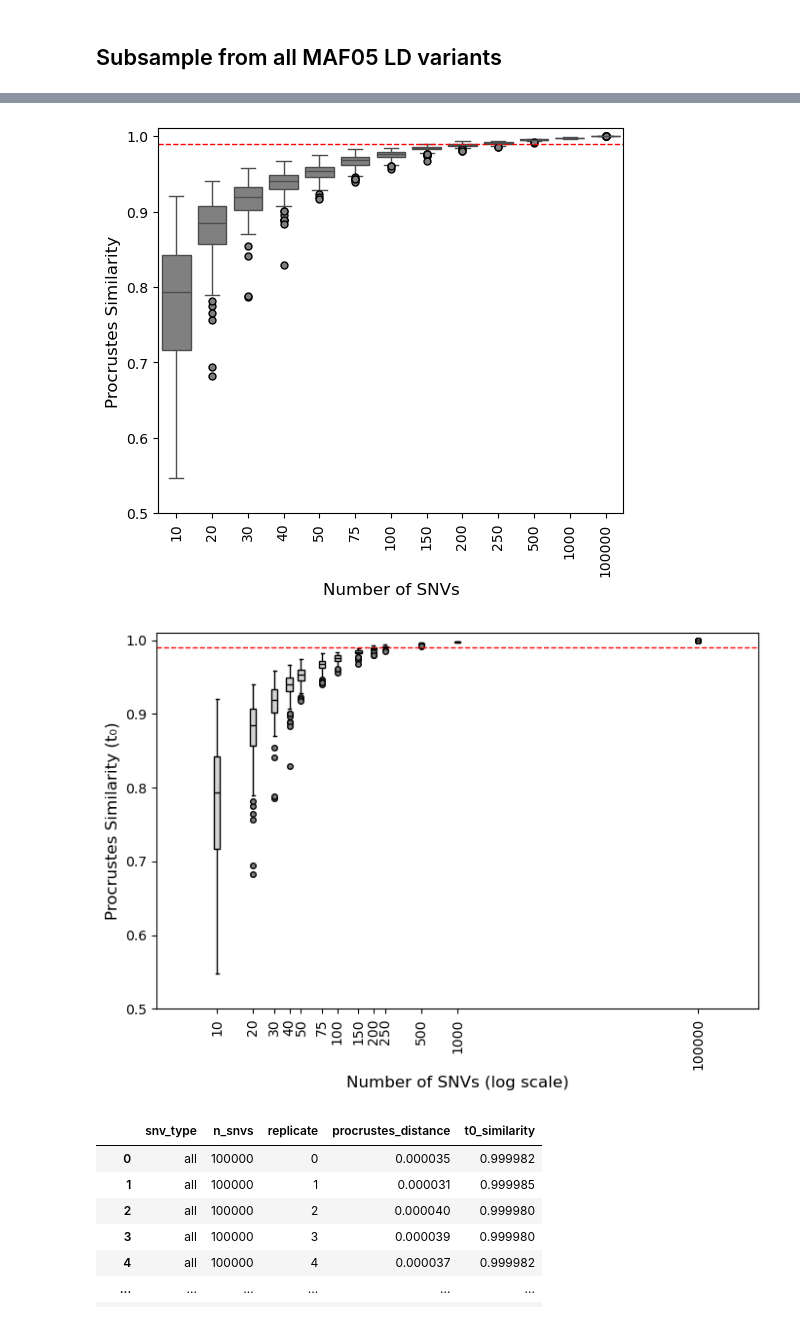
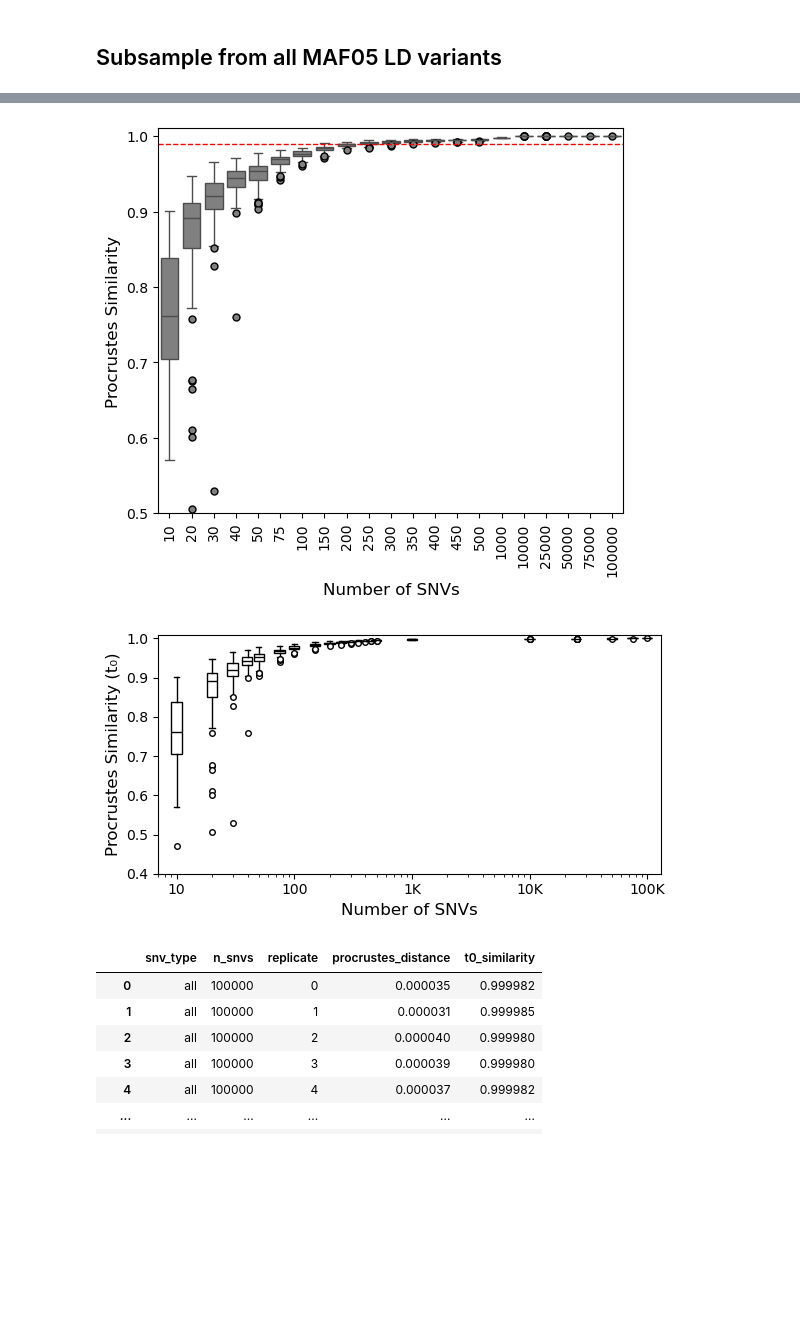
Before and after one commit to nealplatt/schisto_aim_panel, a Jupyter notebook: code/aim_panel_development.ipynb, the cells around one changed output, grey strips where cells are left out. Saved outputs shown, nothing was run; the diff lists cells and outputs as text; code cells hidden in the pictures; blank space fills up the shorter version.

Commit message:
updated procrustes figure

```diff
--- a/code/aim_panel_development.ipynb
+++ b/code/aim_panel_development.ipynb
@@ -366,7 +366,7 @@ output_fst_dir = f"{results_dir}/fst"
 
 
 all_snvs_df = pd.read_csv(f"{results_dir}/pca/pca.eigenvec.var", sep="\t", header=0)
-target_n_snvs = [100_000, 1_000, 500, 250, 200, 150, 100, 75, 50, 40, 30, 20, 10]
+target_n_snvs = [100_000, 75_000, 50_000, 25_000, 10_000, 1_000, 500, 450, 400, 350, 300, 250, 200, 150, 100, 75, 50, 40, 30, 20, 10, 5]
 replicates = 100
 
 # Loop over PCA types
@@ -453,7 +453,7 @@ proj_dir="/master/nplatt/schisto_aim_panel"
 results_dir=f"{proj_dir}/results"
 os.chdir(f"{results_dir}/subsample_snvs")
 
-target_n_snvs = [100_000, 1_000, 500, 250, 200, 150, 100, 75, 50, 40, 30, 20, 10]
+target_n_snvs = [100_000, 75_000, 50_000, 25_000, 10_000, 1_000, 500, 450, 400, 350, 300, 250, 200, 150, 100, 75, 50, 40, 30, 20, 10, 5]
 replicates = 100
 
 procrustes_distances=[]
@@ -515,4 +515,5 @@ for snv_type in ["all"]:
 
 # Convert results to a DataFrame and save
 procrustes_df = pd.DataFrame(procrustes_distances, columns=["snv_type", "n_snvs", "replicate", "m2"])
+procrustes_df["t0_similarity"] = np.sqrt(1 - procrustes_df["m2"])
 procrustes_df.to_csv("procrustes.csv", index=False, header=True, sep=",")
@@ -523,5 +520,3 @@ procrustes_df.to_csv("procrustes.csv", index=False, header=True, sep=",")
 # %%
-procrustes_df["t0_similarity"] = np.sqrt(1 - procrustes_df["procrustes_distance"])
-procrustes_df.to_csv("procrustes.csv", index=False, header=True, sep=",")
 procrustes_df
 # %% [output]
@@ -568,4 +598,4 @@ plt.savefig(f"all.t0.procrustes.svg")
 # Show the plot
 plt.show()
 # %% [output]
-[figure, old version]
+[figure, new version]
@@ -601,40 +602,47 @@ plt.show()
 # %%
 import matplotlib.pyplot as plt
 import numpy as np
 
-# Define unique SNV values (x locations on log scale)
-snv_values = sorted(procrustes_df["n_snvs"].unique())
-x_positions = np.log10(snv_values)  # use log10 or log2 depending on preference
+data = procrustes_df.loc[procrustes_df["n_snvs"] >= 10]
+
+# Define unique SNV values (x locations)
+snv_values = sorted(data["n_snvs"].unique())
 
 # Prepare boxplot data manually
-box_data = [procrustes_df.loc[procrustes_df["n_snvs"] == n, "t0_similarity"] for n in snv_values]
+box_data = [data.loc[data["n_snvs"] == n, "t0_similarity"] for n in snv_values]
 
-plt.figure(figsize=(7, 5))
+cm_to_inch = 0.393701
+plt.figure(figsize=(15 * cm_to_inch, 8 * cm_to_inch))
+
 bplot = plt.boxplot(box_data,
-                    positions=x_positions,
+                    positions=snv_values,  # use raw SNV counts
                     patch_artist=True,
-                    widths=0.05,  # control width of boxes on log scale
-                    boxprops=dict(facecolor='lightgrey', color='black'),
-                    flierprops=dict(marker='o', markerfacecolor='grey', markeredgecolor='black', markersize=4, linestyle='none'),
+                    widths=[n * 0.2 for n in snv_values],  # scale widths proportionally
+                    boxprops=dict(facecolor='white', color='black'),
+                    flierprops=dict(marker='o', markerfacecolor='white', markeredgecolor='black', markersize=4, linestyle='none'),
                     medianprops=dict(color='black'),
                     whiskerprops=dict(color='black'),
                     capprops=dict(color='black')
                    )
 
-# Customize x-axis with real SNV values as tick labels
-plt.xticks(x_positions, snv_values, rotation=90)
-plt.xlabel("Number of SNVs (log scale)", fontsize=12)
+# Set log scale on x-axis
+plt.xscale('log')
+
+# Custom ticks and labels
+plt.xticks([10, 100, 1000, 10000, 100000], ["10", "100", "1K", "10K", "100K"])
+plt.xlabel("Number of SNVs", fontsize=12)
 plt.ylabel("Procrustes Similarity (t₀)", fontsize=12)
-plt.ylim(0.5, 1.01)
-plt.axhline(y=0.99, color='red', linestyle='--', linewidth=1)
+plt.ylim(0.4, 1.01)
+plt.xlim(7, 130_000)
+# plt.axhline(y=0.99, color='red', linestyle='--', linewidth=1)
 plt.tight_layout()
 
 # Save and show
-plt.savefig("logscale_procrustes_similarity.png", dpi=600, bbox_inches="tight", facecolor="white")
-plt.savefig("logscale_procrustes_similarity.svg")
+plt.savefig("all.log.t0.procrustes.png", dpi=600, bbox_inches="tight", facecolor="white")
+plt.savefig("all.log.t0.procrustes.svg", facecolor="white")
 plt.show()
 # %% [output]
-[figure, old version]
+[figure, new version]
 # %%
 procrustes_df = pd.read_csv("procrustes.csv", header=0, sep=",")
 procrustes_df
```
Also changed, not shown: parts of 7 cells of this notebook.
